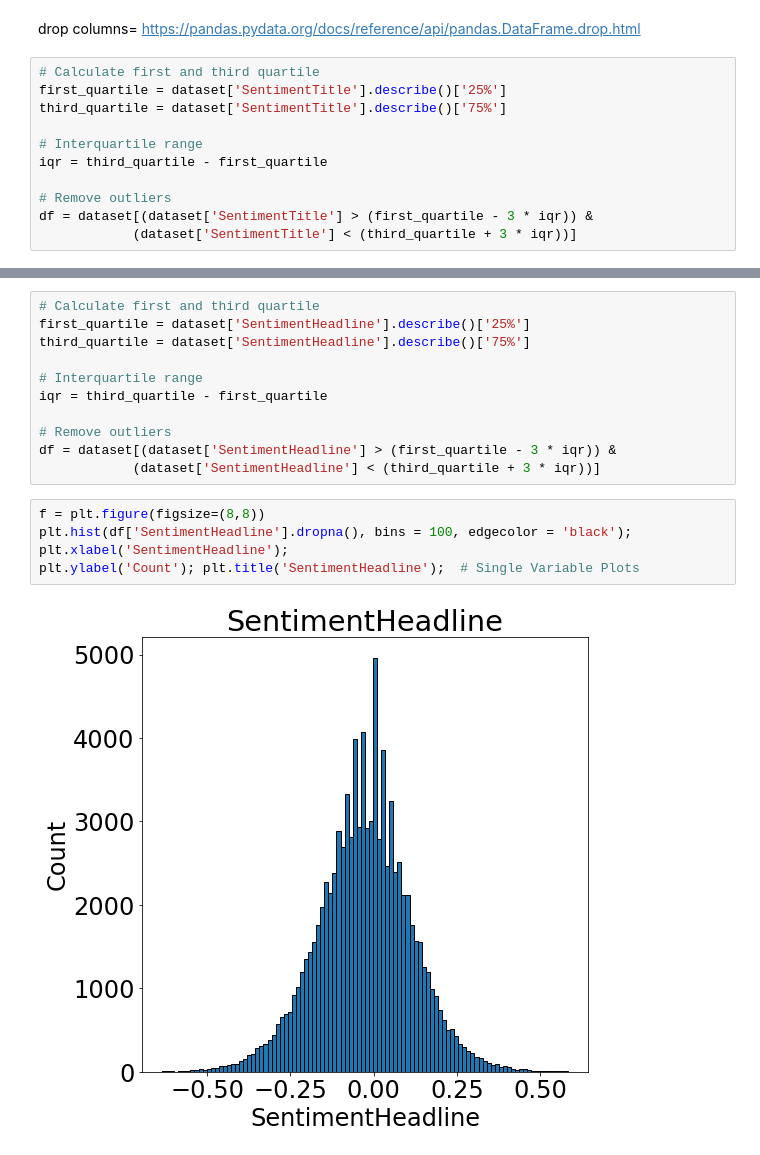
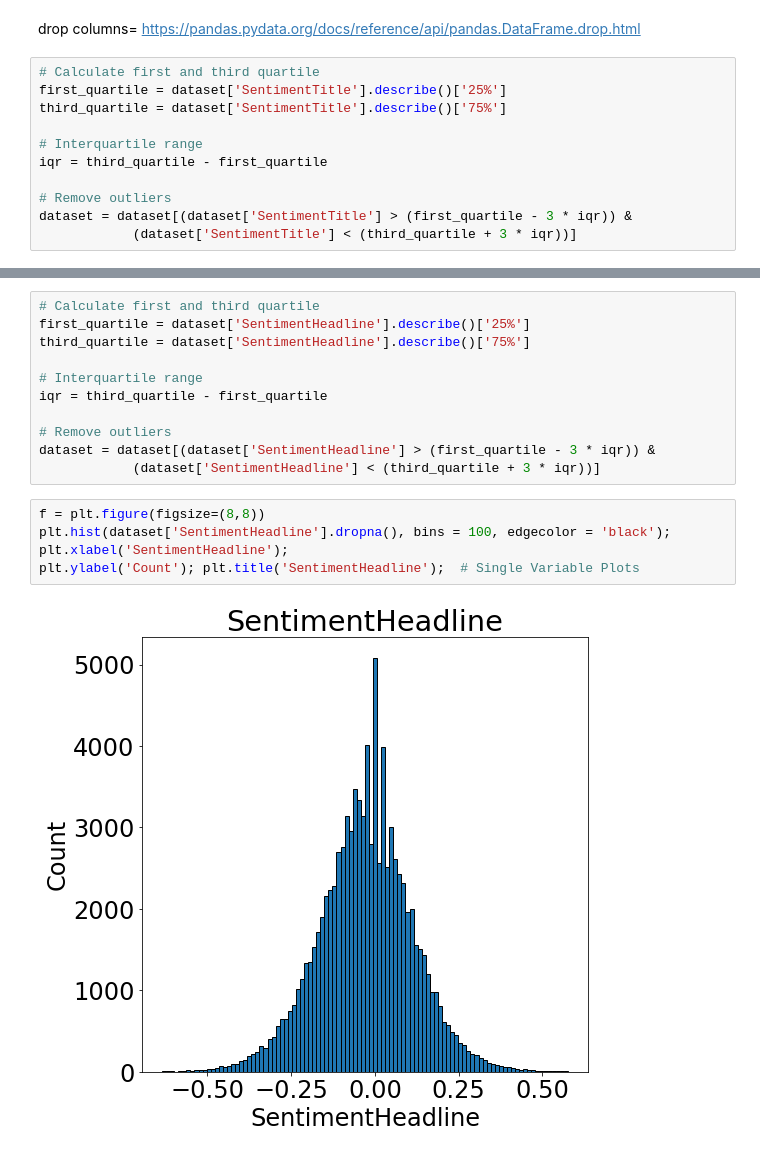
Before and after one commit to code-mango/News-Sentiment-Analysis, a Jupyter notebook: SocialMediaTrendingAnalysis.ipynb, the cells around one changed output, grey strips where cells are left out. Saved outputs shown, nothing was run; the diff lists cells and outputs as text.

```diff
--- a/SocialMediaTrendingAnalysis.ipynb
+++ b/SocialMediaTrendingAnalysis.ipynb
@@ -120,7 +120,7 @@ third_quartile = dataset['SentimentTitle'].describe()['75%']
 iqr = third_quartile - first_quartile
 
 # Remove outliers
-df = dataset[(dataset['SentimentTitle'] > (first_quartile - 3 * iqr)) &
+dataset = dataset[(dataset['SentimentTitle'] > (first_quartile - 3 * iqr)) &
             (dataset['SentimentTitle'] < (third_quartile + 3 * iqr))]
 # %%
 # Matplotlib visualization
@@ -145,13 +145,13 @@ third_quartile = dataset['SentimentHeadline'].describe()['75%']
 iqr = third_quartile - first_quartile
 
 # Remove outliers
-df = dataset[(dataset['SentimentHeadline'] > (first_quartile - 3 * iqr)) &
+dataset = dataset[(dataset['SentimentHeadline'] > (first_quartile - 3 * iqr)) &
             (dataset['SentimentHeadline'] < (third_quartile + 3 * iqr))]
 # %%
 f = plt.figure(figsize=(8,8))
-plt.hist(df['SentimentHeadline'].dropna(), bins = 100, edgecolor = 'black');
+plt.hist(dataset['SentimentHeadline'].dropna(), bins = 100, edgecolor = 'black');
 plt.xlabel('SentimentHeadline');
 plt.ylabel('Count'); plt.title('SentimentHeadline');  # Single Variable Plots
 # %% [output]
-[figure, old version]
+[figure, new version]
 # %%
```
Also changed, not shown: parts of 15 cells of this notebook.
